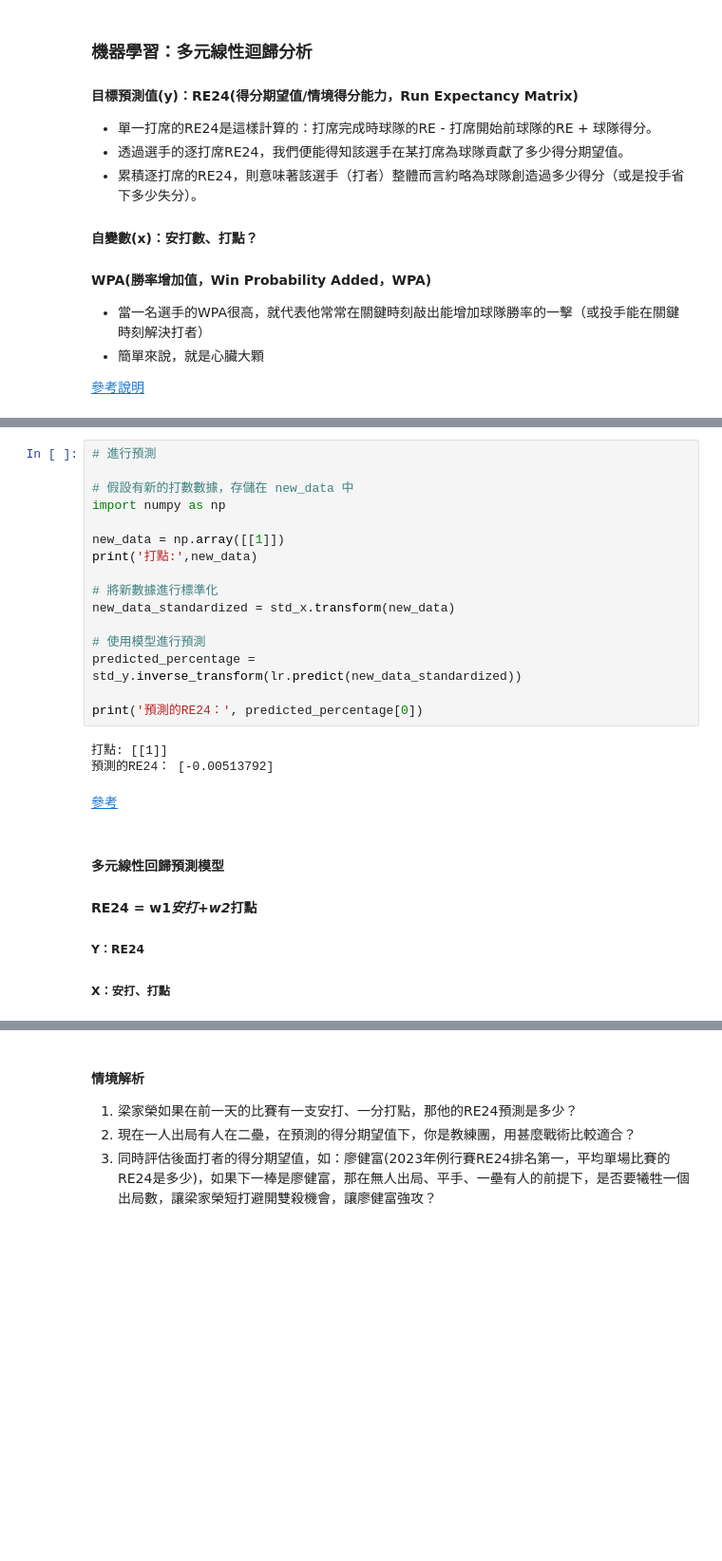
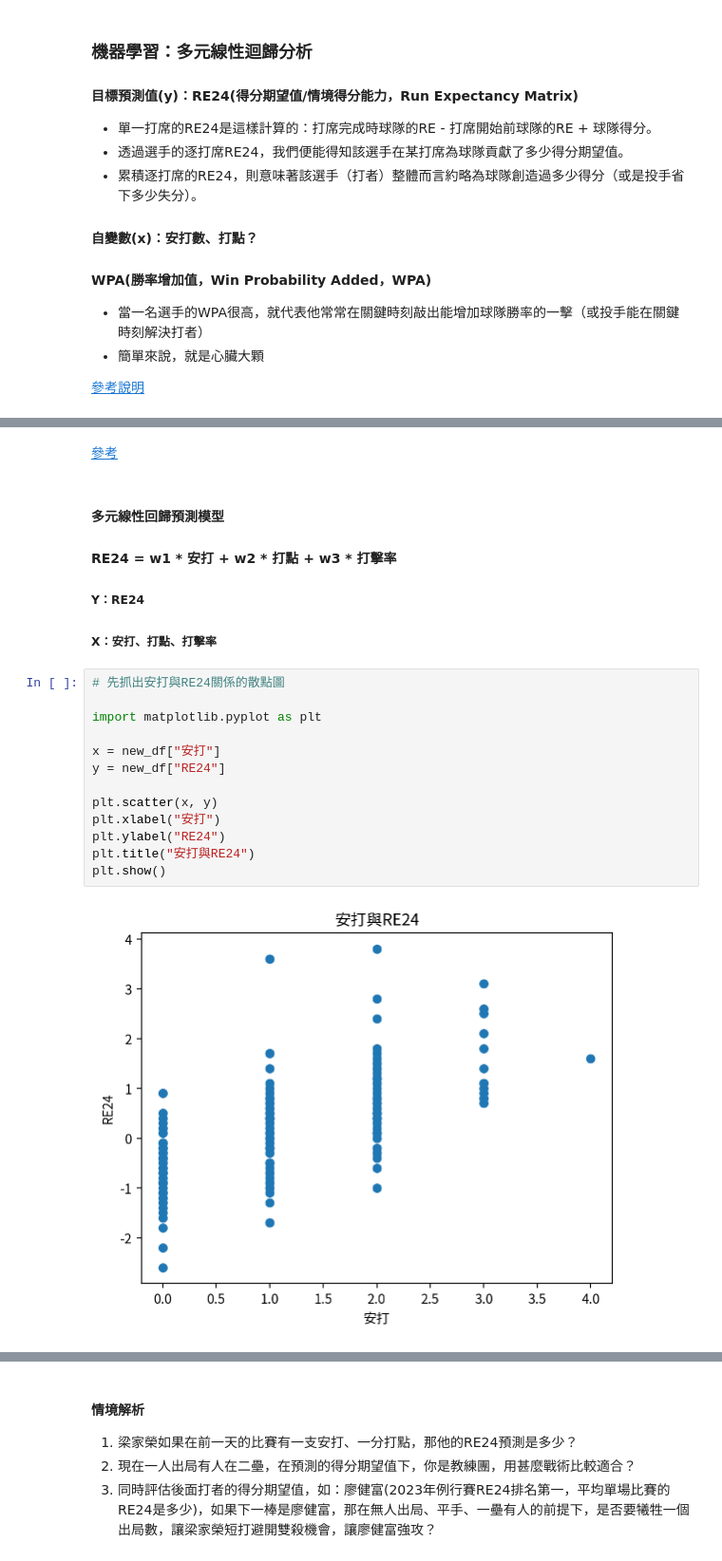
Before and after one commit to Rachelyah/CPBL_Baseball_ML_project, a Jupyter notebook: (3)機器學習&資料清洗&視覺化 copy.ipynb, the cells around one changed output, grey strips where cells are left out. Shown at 95% size. Drawn from its saved outputs; the diff is of its cells as text; blank space fills up the shorter version.

```diff
--- a/(3)機器學習&資料清洗&視覺化 copy.ipynb
+++ b/(3)機器學習&資料清洗&視覺化 copy.ipynb
@@ -530,29 +379,24 @@ plt.show()
-# %%
-# 進行預測
-
-# 假設有新的打數數據，存儲在 new_data 中
-import numpy as np
-
-new_data = np.array([[1]])
-print('打點:',new_data)
-
-# 將新數據進行標準化
-new_data_standardized = std_x.transform(new_data)
-
-# 使用模型進行預測
-predicted_percentage = std_y.inverse_transform(lr.predict(new_data_standardized))
-
-print('預測的RE24：', predicted_percentage[0])
-# %% [output]
-打點: [[1]]
-預測的RE24： [-0.00513792]
 # %% [markdown]
 [參考](https://www.youtube.com/watch?v=wm9yR1VspPs&t=7570s)
 # %% [markdown]
 #### 多元線性回歸預測模型
 
-#### RE24 = w1*安打+w2*打點
-
+#### RE24 = w1 * 安打 + w2 * 打點 + w3 * 打擊率
 
 ##### Y：RE24
-##### X：安打、打點
+##### X：安打、打點、打擊率
+# %%
+# 先抓出安打與RE24關係的散點圖
+
+import matplotlib.pyplot as plt
+
+x = new_df["安打"]
+y = new_df["RE24"]
+
+plt.scatter(x, y)
+plt.xlabel("安打")
+plt.ylabel("RE24")
+plt.title("安打與RE24")
+plt.show()
+# %% [output]
+[figure, added]
```
Also changed, not shown: parts of 20 cells of this notebook, 2 other files.
